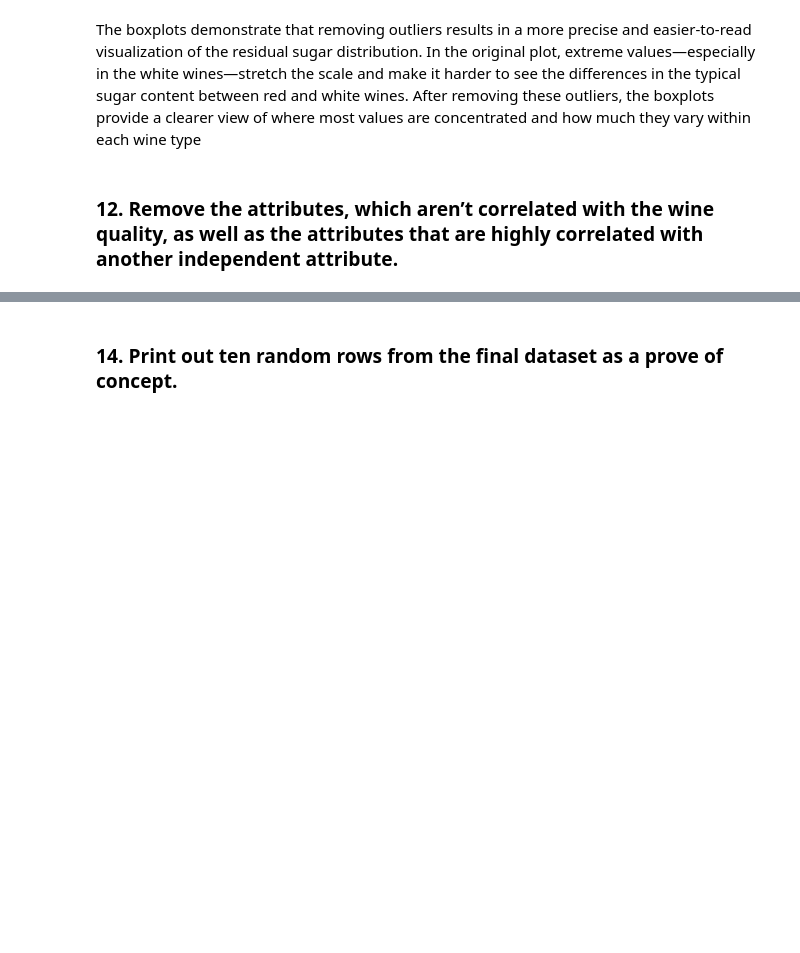
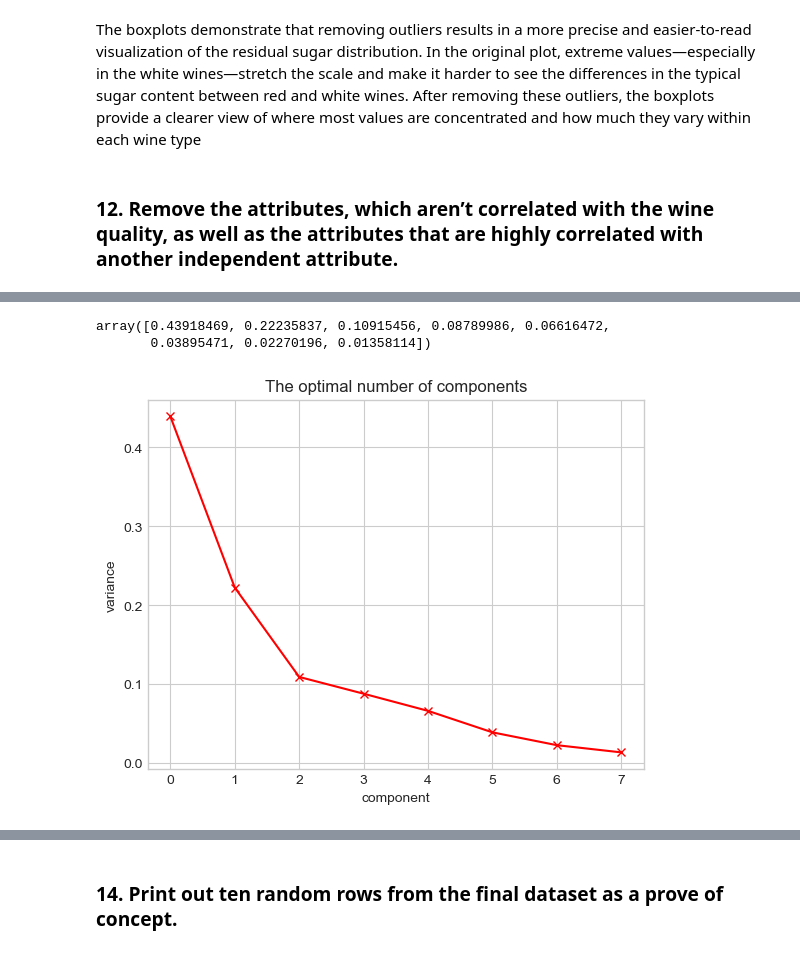
Before and after one commit to AlberteVallentin/Dat-BI-Gruppe7, a Jupyter notebook: MP2/Data_Exploration_Visualization/Wine_Quality_MP2.ipynb, the cells around one changed output, grey strips where cells are left out. Saved outputs shown, nothing was run; the diff lists cells and outputs as text; code cells hidden in the pictures; blank space fills up the shorter version.

```diff
--- a/MP2/Data_Exploration_Visualization/Wine_Quality_MP2.ipynb
+++ b/MP2/Data_Exploration_Visualization/Wine_Quality_MP2.ipynb
@@ -1418,3 +1424,14 @@ plt.show()
 The boxplots demonstrate that removing outliers results in a more precise and easier-to-read visualization of the residual sugar distribution. In the original plot, extreme values—especially in the white wines—stretch the scale and make it harder to see the differences in the typical sugar content between red and white wines. After removing these outliers, the boxplots provide a clearer view of where most values are concentrated and how much they vary within each wine type
 # %% [markdown]
 ### 12. Remove the attributes, which aren’t correlated with the wine quality, as well as the attributes that are highly correlated with another independent attribute.
+# %%
+columns_to_remove = [
+    'pH',
+    'sulphates',
+    'density',
+    'free sulfur dioxide',
+    'wine_type',
+    'pH_bin_cut'
+]
+
+df_final = df_combined_cleaned.drop(columns=columns_to_remove)
@@ -1422,0 +1490,4 @@ The boxplots demonstrate that removing outliers results in a more precise and ea
+# %%
+sc = MinMaxScaler()
+X = sc.fit_transform(df_final)
+X
@@ -1422,0 +1510,4 @@ The boxplots demonstrate that removing outliers results in a more precise and ea
+# %%
+pca = PCA()
+pca_data = pca.fit_transform(X)
+pca_data
@@ -1422,0 +1528,14 @@ The boxplots demonstrate that removing outliers results in a more precise and ea
+# %%
+explained_variance = pca.explained_variance_ratio_
+explained_variance
+# %% [output]
+array([0.43918469, 0.22235837, 0.10915456, 0.08789986, 0.06616472,
+       0.03895471, 0.02270196, 0.01358114])
+# %%
+plt.plot(explained_variance, 'bx-', c='red')
+plt.xlabel('component')
+plt.ylabel('variance')
+plt.title('The optimal number of components')
+plt.show()
+# %% [output]
+[figure, added]
```
Also changed, not shown: parts of 13 cells of this notebook.
